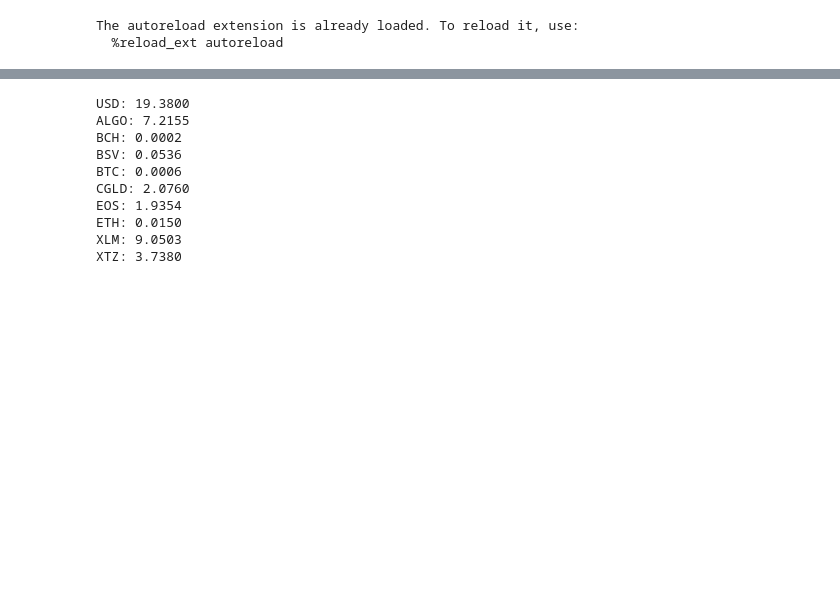
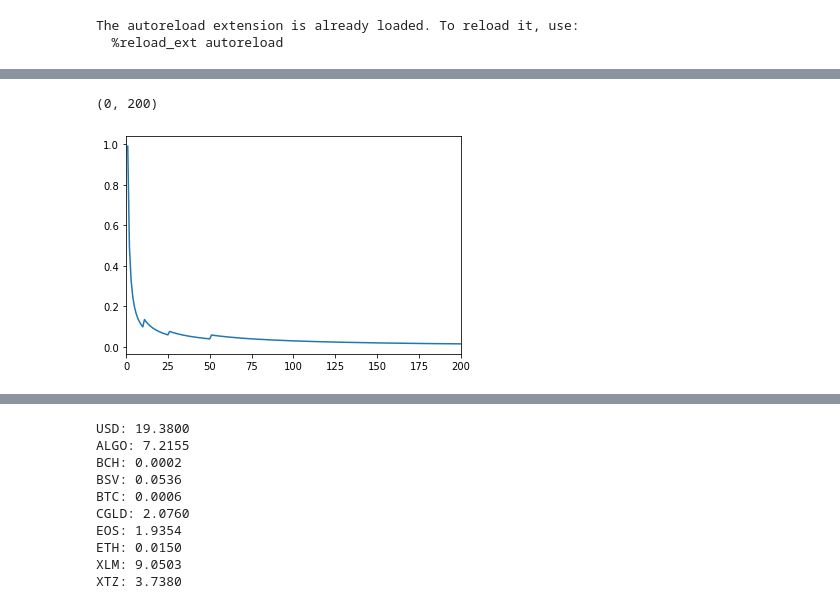
Before and after one commit to lkavenagh/coinbase, a Jupyter notebook: coinbase_algo.ipynb, the cells around one changed output, grey strips where cells are left out. Saved outputs shown, nothing was run; the diff lists cells and outputs as text; code cells hidden in the pictures; blank space fills up the shorter version.

```diff
--- a/coinbase_algo.ipynb
+++ b/coinbase_algo.ipynb
@@ -15,0 +47,8 @@ The autoreload extension is already loaded. To reload it, use:
+# %%
+fig = plt.figure()
+ax = fig.add_subplot()
+ax.plot(transaction_amount, fees_pct)
+ax.set_xlim(0,200)
+# %% [output]
+(0, 200)
+[figure, added]
```
Also changed, not shown: parts of 12 cells of this notebook, 2 other files.
